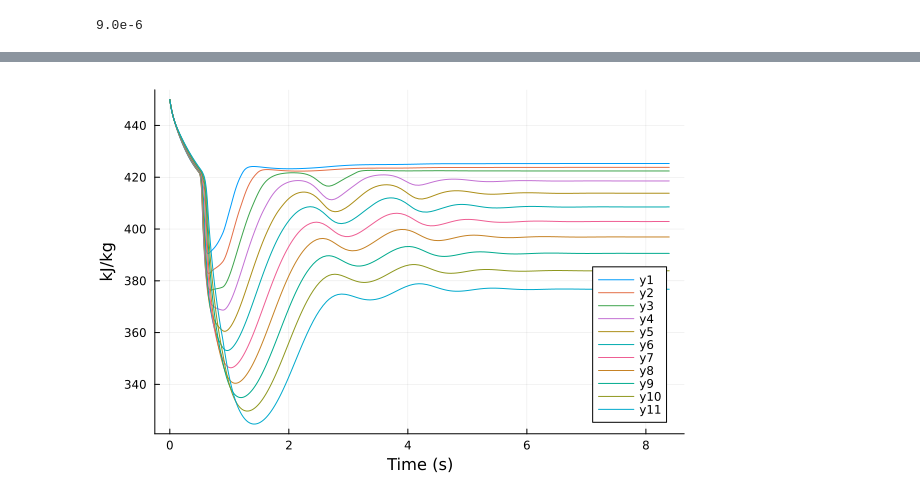
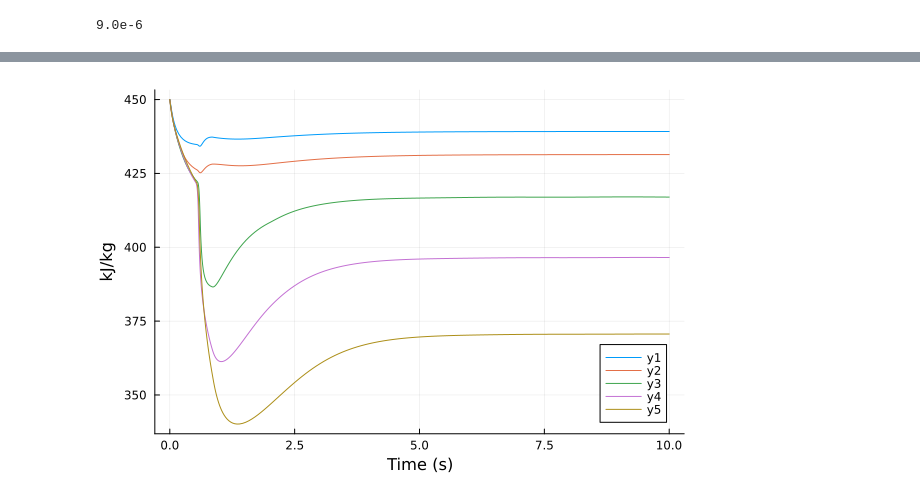
Before and after one commit to PyewDegul/HP_simulation_jl, a Jupyter notebook: 250824_Q11_revised.ipynb, the cells around one changed output, grey strips where cells are left out. Drawn from its saved outputs; the diff is of its cells as text; code cells hidden in the pictures.

```diff
--- a/250824_Q11_revised.ipynb
+++ b/250824_Q11_revised.ipynb
@@ -70,10 +70,10 @@ function make_HX(N_t::Int64, L_w::Float64, L_v::Float64, A_t::Float64, p::Float6
     N_CV = N_CV
 
     # Wall Geo, Props
-    Wall_rho = 7.93e3 # STS 304 밀도
+    Wall_rho = 7.93e3 # STS 304 density
     Wall_V = A_t * t
     Wall_m = Wall_V * Wall_rho
-    Wall_Cp = 502 # 비열
+    Wall_Cp = 502 # specific heat
 
     # Ref, Fld Geo
     Ref_V = N_c * L_w * b* L_v
@@ -116,7 +116,7 @@ HX_C_L_v = 0.154
 HX_C_A_t = 0.434
 HX_C_p = 2.35e-3
 HX_C_t = 0.4e-3
-HX_C_N_CV = 20
+HX_C_N_CV = 5
 HX_C_isCounterFlow = true
 HX_C = make_HX(HX_C_N_t, HX_C_L_w, HX_C_L_v, HX_C_A_t, HX_C_p, HX_C_t, HX_C_N_CV, HX_C_isCounterFlow)
 # %% [output]
@@ -435,6 +442,10 @@ Observed (271): see observed(sys)
 # %%
 tspan = (0.0, 10.0)
-prob = ODEProblem(sys, [], tspan)
+P_tot = [P => P_in_val * (1 - 1e-6)]
+h_tot = [h[i] => h_in_val for i in 1:N]
+T_wall_tot = [T_wall[i] => HX_C.Fld.T_in for i in 1:N]
+u0_map = vcat(P_tot, h_tot, T_wall_tot)
+prob = ODEProblem(sys, u0_map, tspan)
 # %% [output]
 ODEProblem with uType Vector{Float64} and tType Float64. In-place: true
 Initialization status: FULLY_DETERMINED
@@ -455,5 +466,5 @@ u0: 63-element Vector{Float64}:
     313.15
 # %%
 # Rodas5P -> QNDF, FBDF -> RadauIIA5 [Stiff ODE solvers]
-sol = solve(prob, Rodas5P(autodiff=false), adaptive=true)
+sol = solve(prob, Rodas5P(autodiff=false), reltol = 1e-3, adaptive=true)
 # %% [output]
@@ -479,5 +488,5 @@ t: 355-element Vector{Float64}:
 # %%
-function unpack_sys(sys)
+function unpack_sys(sys, sol)
     @unpack P, h, mdot_out = sys
 
     # 1. Vectors for P, h, mdot_out
@@ -487,5 +496,5 @@ function unpack_sys(sys)
     return vcat([sol.t], [sol[P]], all_h_sols, all_mdot_sols)
 end
 
-sol_real=unpack_sys(sys)
+sol_real=unpack_sys(sys, sol)
 # %% [output]
@@ -493,25 +514,26 @@ sol_real=unpack_sys(sys)
 # %%
 function plot_the_res(sol, N=N)
     # 1. Data extraction
     sol_t = sol[1]
     P_sol = sol[2]
     # h_sol : h1, h2, ... array
     h_sols = sol[3:(2+N)]
     mdot_sols = sol[(3+N):end]
 
     # Restrict view to t >= 0.4
     i0 = findfirst(>=(0.01), sol_t)
     i0 === nothing && (i0 = 1)
     t_view = sol_t[i0:end]
     P_view = P_sol[i0:end]
 
     # 2. Plot
     p1 = Plots.plot(sol_t, P_sol ./ 1e3, label="Pressure (P)", xlabel="Time (s)", ylabel="kPa")
-    p2 = Plots.plot(sol_t, h_sols[10:end]./ 1e3, xlabel="Time (s)", ylabel="kJ/kg", legend=:best)
+    p2 = Plots.plot(sol_t, h_sols./ 1e3, xlabel="Time (s)", ylabel="kJ/kg", legend=:best)
     p3 = Plots.plot(sol_t, mdot_sols[end], label="Mass Flow Rate (mdot)", xlabel="Time (s)", ylabel="kg/s")
 
+    # return Plots.plot(p1, p3, layout=(1, 2))
     return p2
 end
 plot_the_res(sol_real)
 # %% [output]
-[figure, old version]
+[figure, new version]
```
Also changed, not shown: parts of 8 cells of this notebook, 7 other files.
